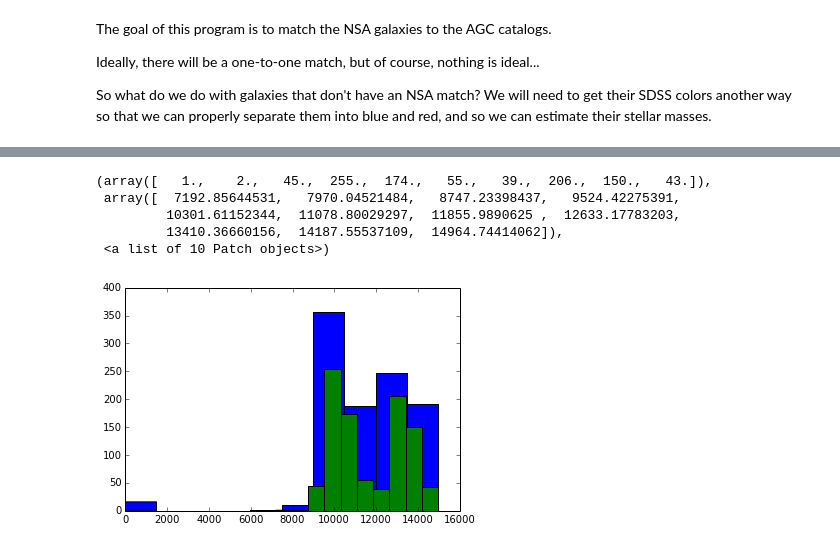
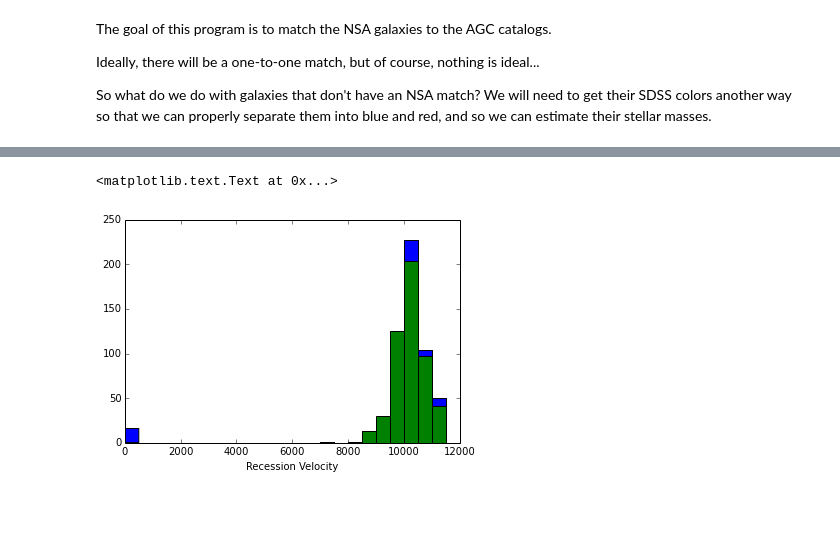
Before and after one commit to rfinn/capella, a Jupyter notebook: matchNSAtoAGC.ipynb, the cells around one changed output, grey strips where cells are left out. Cells and saved outputs as stored; diff of their text form; code cells hidden in the pictures; blank space fills up the shorter version.

```diff
--- a/matchNSAtoAGC.ipynb
+++ b/matchNSAtoAGC.ipynb
@@ -44,7 +44,8 @@ matchradius=3./3600 # convert to degrees
 clusterfiles=glob.glob('NRG*AGC.fits')
 for cfile in clusterfiles:
     agcdat=fits.getdata(cfile)
-    nsafile=cfile.split('_')[0]+'_NSA.fits'
+    name=cfile.split('_')[0]
+    nsafile=name+'_NSA.fits'
     print nsafile
     nsadat=fits.getdata(nsafile)
     imatch=np.zeros(len(agcdat.RA),'i')
@@ -52,5 +53,22 @@ for cfile in clusterfiles:
     nmatch=np.zeros(len(agcdat.RA),'i')
     for i in range(len(agcdat.RA)):
         imatch[i],matchflag[i],nmatch[i] = findnearest(agcdat.RA[i],agcdat.DEC[i],nsadat.RA,nsadat.DEC,matchradius)
+
+    outfile=name+'_matchNSAtoAGC.fits'
+
+    orig_cols = agcdat.columns
+    new_cols = []
+    for col in nsadat.columns.names:
+        print col
+        base=nsadat[col]
+        print base.shape,matchflag.shape
+        #a=nsadat[col][imatch]*matchflag + np.zeros(len(nsadat[col]))*matchflag
+        #print a.shape
+
+        #t=fits.Column(name=col, array=a)
+
+    #fits.ColDefs([new_cols])
+    #hdu = fits.BinTableHDU.from_columns(orig_cols + new_cols)
+    #hdu.writeto(outfile,clobber='yes')
 # %% [output]
 NRGb004_NSA.fits
@@ -75,11 +111,8 @@ print len(matchflag), sum(matchflag)
 # %%
 plt.figure()
-plt.hist(agcdat.VOPT)
-plt.hist(nsadat.ZDIST*3.e5)
+plt.hist(agcdat.VOPT,color='b',bins=np.arange(0,12000,500))
+plt.hist(nsadat.ZDIST*3.e5,color='g',bins=np.arange(0,12000,500))
+plt.xlabel('Recession Velocity')
 # %% [output]
-(array([   1.,    2.,   45.,  255.,  174.,   55.,   39.,  206.,  150.,   43.]),
- array([  7192.85644531,   7970.04521484,   8747.23398437,   9524.42275391,
-         10301.61152344,  11078.80029297,  11855.9890625 ,  12633.17783203,
-         13410.36660156,  14187.55537109,  14964.74414062]),
- <a list of 10 Patch objects>)
+<matplotlib.text.Text at 0x...>
-[figure, old version]
+[figure, new version]
```
Also changed, not shown: parts of 3 cells of this notebook, 22 other files.
